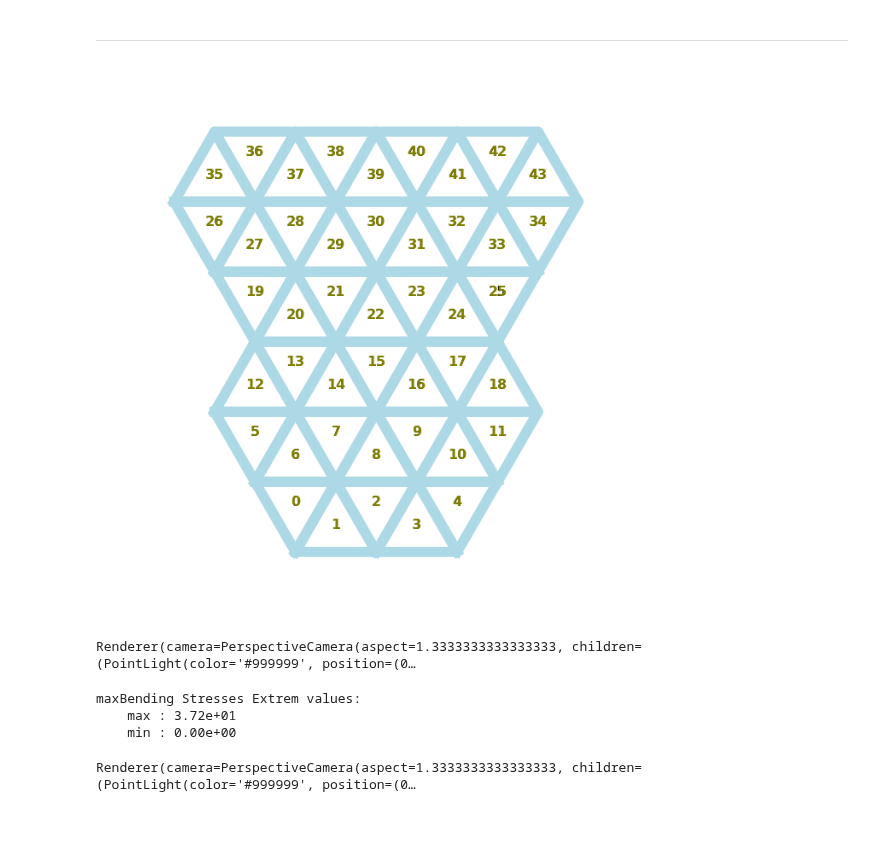
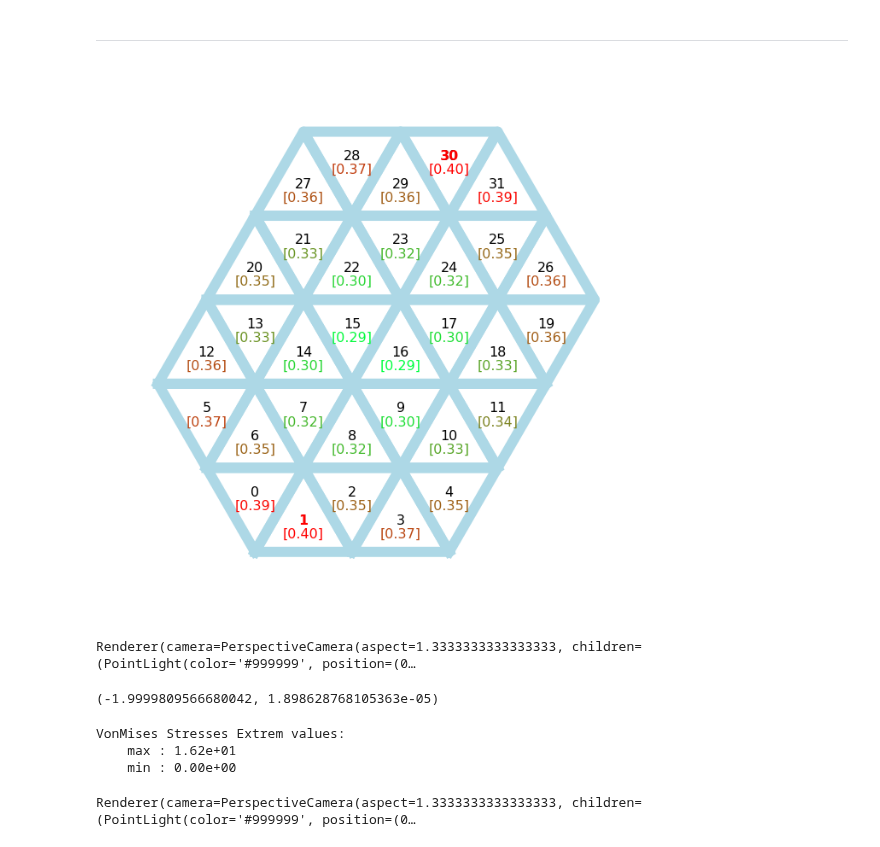
Before and after one commit to udaykusupati/ActuationUmbrellaMeshes, a Jupyter notebook: python/actuation_experiments/external_trials_json.ipynb, the cells around one changed output. Drawn from its saved outputs; the diff is of its cells as text; code cells hidden in the pictures.

```diff
--- a/python/actuation_experiments/external_trials_json.ipynb
+++ b/python/actuation_experiments/external_trials_json.ipynb
@@ -14,14 +14,22 @@ from visualization_helper import *
 # %% [markdown]
 ### **Mesh Path**
 # %%
-input_path = 'igloo_rum.json.gz'
-use_target_surface = False
-io, input_data, target_mesh, curr_um, plate_thickness_scaled, target_height_multiplier = parse_input(input_path, handleBoundary = False, isHex = False, use_target_surface = use_target_surface)
+data_folder_path = './../../data/'
+igloo_coars_path = './igloo_rum.json.gz' # 44
+igloo_path = data_folder_path+'igloo.json.gz' # 57
+squid_path = data_folder_path+'squidward_highres.json.gz' # 143
+saddle_path = data_folder_path+'saddle_5t.json.gz' # 31
+peanut_path = data_folder_path+'peanut_fp_low.json.gz' # 63
+
+
+input_path = saddle_path
+
+io, input_data, target_mesh, curr_um, plate_thickness_scaled, target_height_multiplier = parse_input(input_path, handleBoundary = False, isHex = False, use_target_surface = False)
 # if `use_target_surface=True`, no need to activate any units
 # %% [markdown]
 ### **Deployed** and **Undeployed**
 # %%
-deployed_cells  = list(range(44)) # [8]
+deployed_cells  = [1, 30] # list(range(32)) # [8]#
 undeployed_cells  = []
 
 # undeployed_cells   = [26,27,28,29,30,31,32,33,34] # mid_top_hline
@@ -33,17 +41,17 @@ undeployed_cells  = []
 ---
 # %%
 active_cells    = deployed_cells + undeployed_cells
-target_percents = [50]*len(deployed_cells) + [0]*len(undeployed_cells) # 0:undeployed | 100:deployed
+target_percents = [100]*len(deployed_cells) + [0]*len(undeployed_cells) # 0:undeployed | 100:deployed
 # %%
 plot2D(input_data,
            curr_um,
-           show_height=False,
+           show_height=True,
            active_cells=active_cells,
            target_percents=target_percents,
            file_name = '',
            show_plot=True)
 # %% [output]
-[figure, old version]
+[figure, new version]
 # %%
 view3D = plot3D(curr_um, input_data)
 view3D.show()
@@ -63,10 +73,16 @@ success, eqays = deploy_umbrella_pin_rigid_motion(curr_um, plate_thickness_scale
+# %%
+# eqays.plot()
+curr_um.energy(), curr_um.energyElastic()
+# all activated: (3.724431783391101e-05, 3.724431783391103e-05)
+# %% [output]
+(-1.9999809566680042, 1.898628768105363e-05)
 # %%
-stress_type = 'maxBending'
+stress_type = 'VonMises'
 sview_vm = plot3D_stress(curr_um, stress_type)
 sview_vm.show()
 # %% [output]
-maxBending Stresses Extrem values:
-    max : 3.72e+01
+VonMises Stresses Extrem values:
+    max : 1.62e+01
     min : 0.00e+00
 Renderer(camera=PerspectiveCamera(aspect=1.3333333333333333, children=(PointLight(color='#999999', position=(0…
 # %%
```
Also changed, not shown: parts of 2 cells of this notebook, 11 other files.
